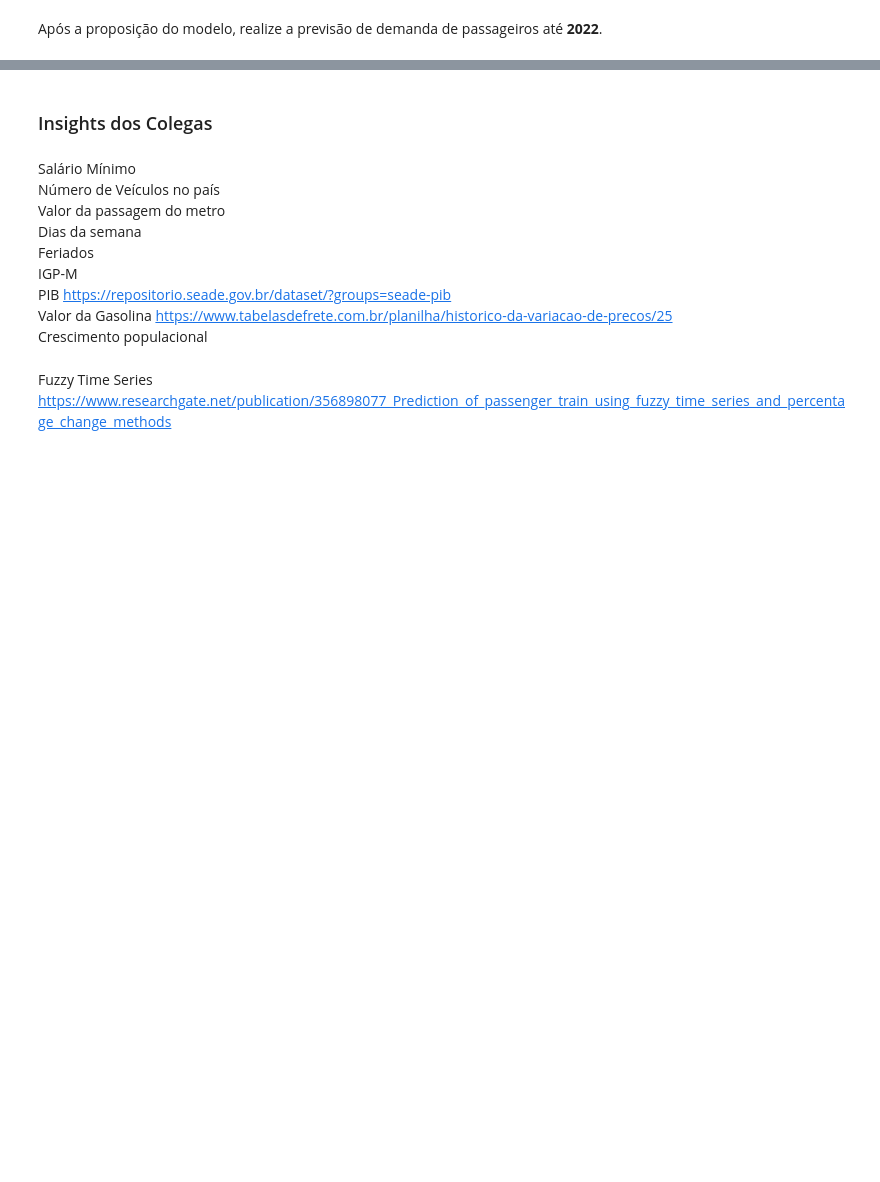
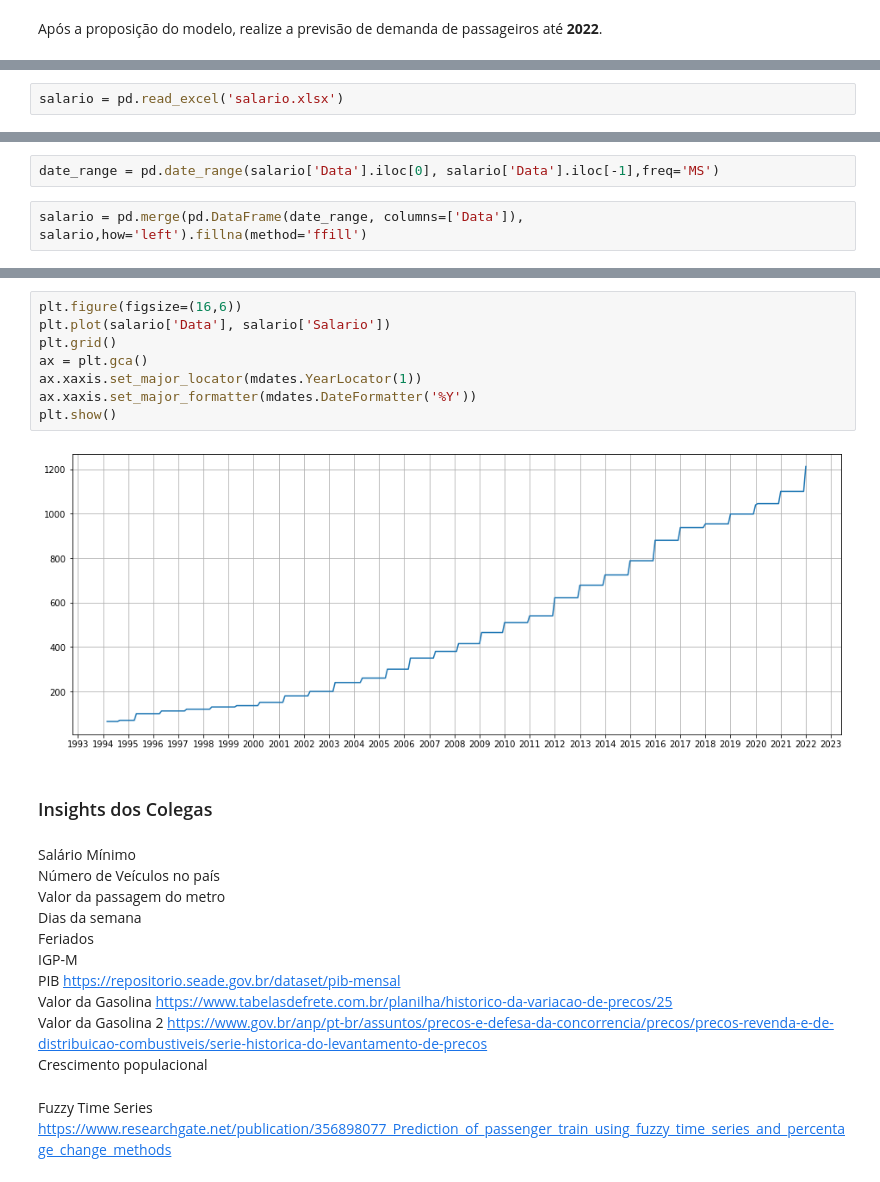
Before and after one commit to jonhbl/i2a2-desafio4, a Jupyter notebook: Desafio_4.ipynb, the cells around one changed output, grey strips where cells are left out. Cells and saved outputs as stored; diff of their text form; blank space fills up the shorter version.

```diff
--- a/Desafio_4.ipynb
+++ b/Desafio_4.ipynb
@@ -40,0 +110,2 @@ Após a proposição do modelo, realize a previsão de demanda de passageiros at
+# %%
+salario = pd.read_excel('salario.xlsx')
@@ -40,0 +116,4 @@ Após a proposição do modelo, realize a previsão de demanda de passageiros at
+# %%
+date_range = pd.date_range(salario['Data'].iloc[0], salario['Data'].iloc[-1],freq='MS')
+# %%
+salario = pd.merge(pd.DataFrame(date_range, columns=['Data']), salario,how='left').fillna(method='ffill')
@@ -41,3 +136,13 @@ Após a proposição do modelo, realize a previsão de demanda de passageiros at
+# %%
+plt.figure(figsize=(16,6))
+plt.plot(salario['Data'], salario['Salario'])
+plt.grid()
+ax = plt.gca()
+ax.xaxis.set_major_locator(mdates.YearLocator(1))
+ax.xaxis.set_major_formatter(mdates.DateFormatter('%Y'))
+plt.show()
+# %% [output]
+[figure, added]
 # %% [markdown]
 ### Insights dos Colegas
 # %% [markdown]
@@ -47,8 +152,9 @@ Valor da passagem do metro <br>
 Dias da semana <br>
 Feriados <br>
 IGP-M <br>
-PIB https://repositorio.seade.gov.br/dataset/?groups=seade-pib <br>
+PIB https://repositorio.seade.gov.br/dataset/pib-mensal<br>
 Valor da Gasolina https://www.tabelasdefrete.com.br/planilha/historico-da-variacao-de-precos/25 <br>
+Valor da Gasolina 2 https://www.gov.br/anp/pt-br/assuntos/precos-e-defesa-da-concorrencia/precos/precos-revenda-e-de-distribuicao-combustiveis/serie-historica-do-levantamento-de-precos <br>
 Crescimento populacional <br>
 # %% [markdown]
 Fuzzy Time Series
```
Also changed, not shown: parts of 25 cells of this notebook, 13 other files.
